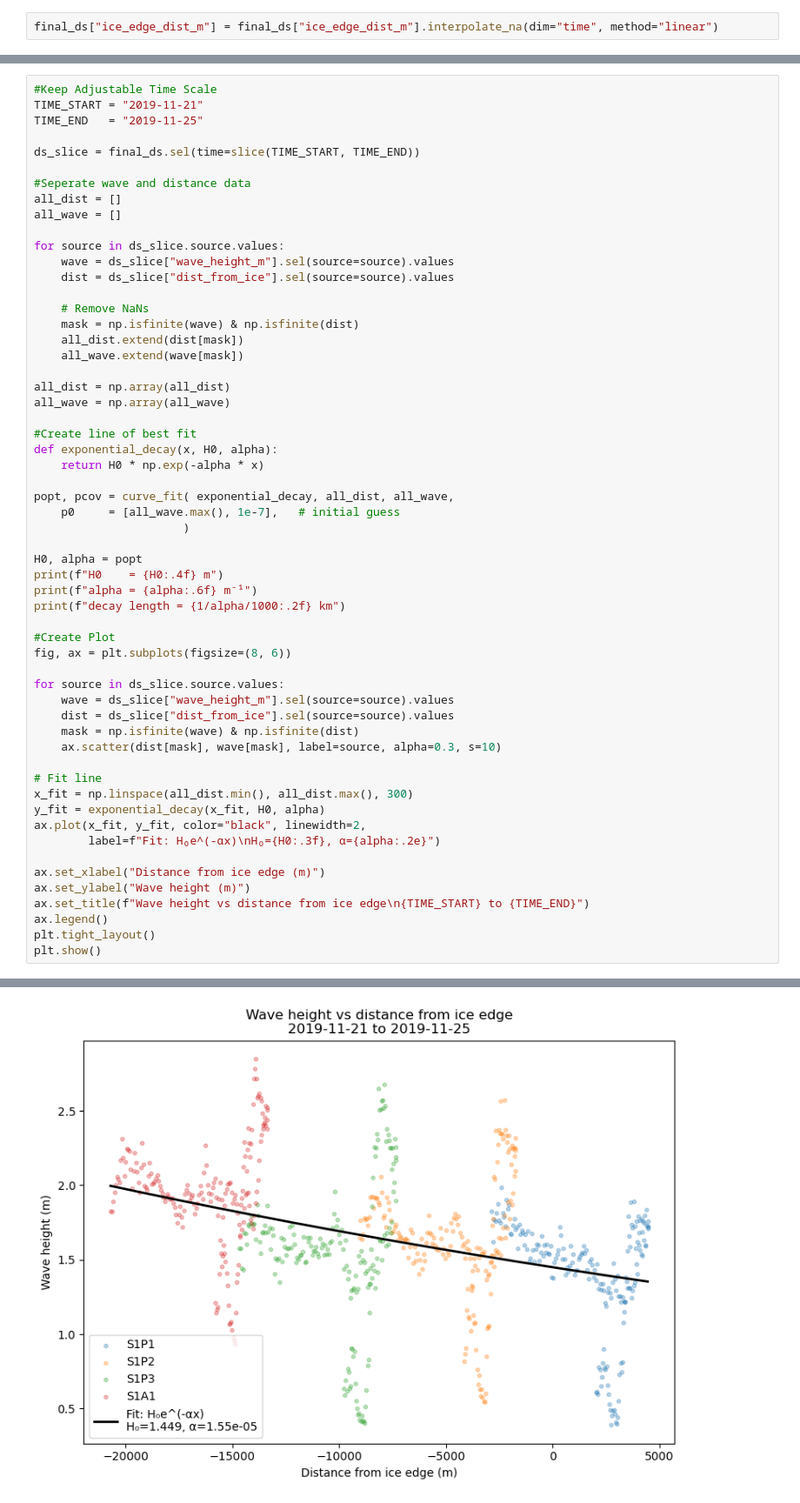
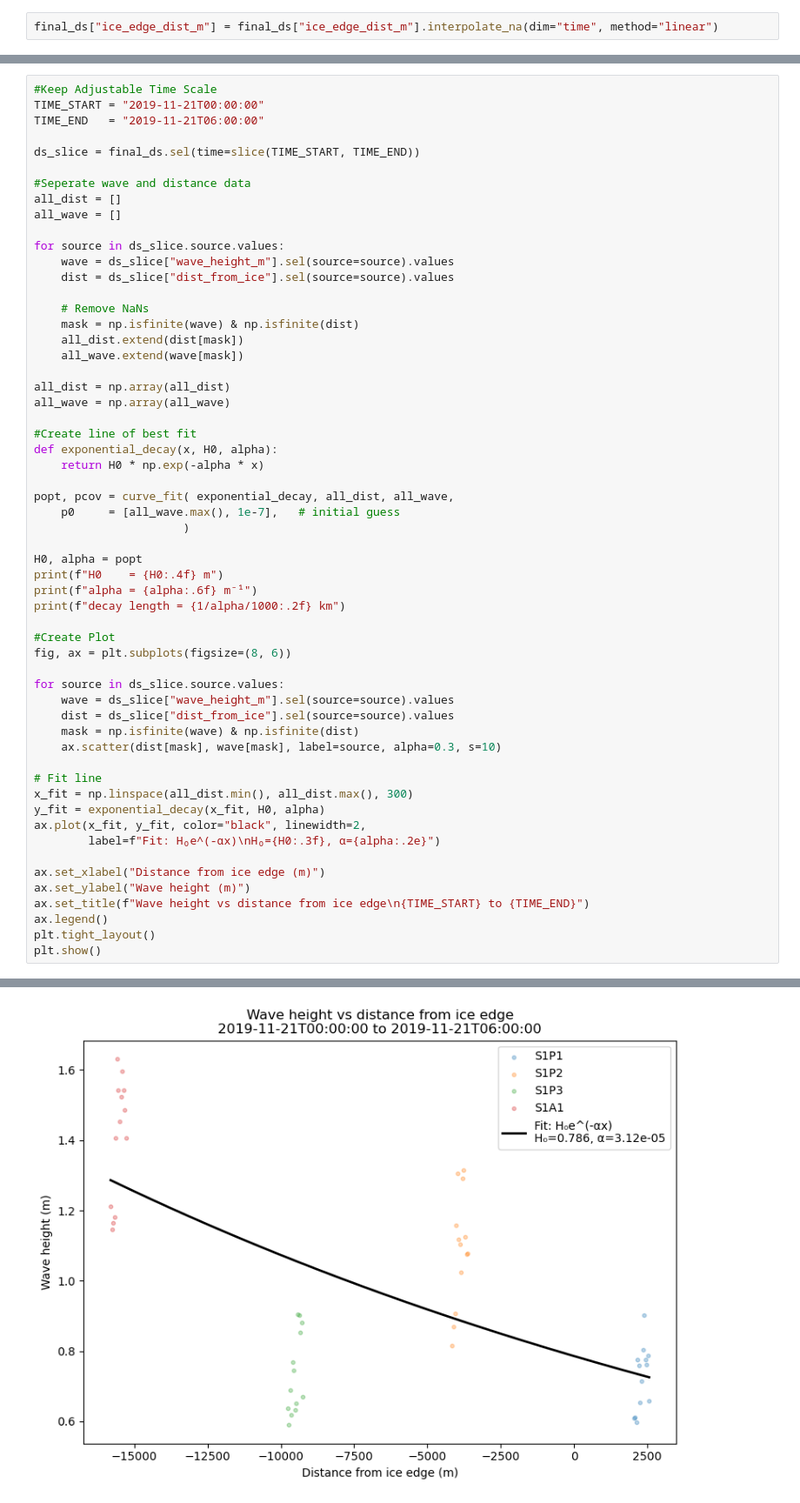
Before and after one commit to UW-GDA/Society_of_Bouy_Cowboys, a Jupyter notebook: Calculations /Figures_Analysis.ipynb, the cells around one changed output, grey strips where cells are left out. Shown at 87% size. Cells and saved outputs as stored; diff of their text form.

```diff
--- a/Calculations /Figures_Analysis.ipynb
+++ b/Calculations /Figures_Analysis.ipynb
@@ -201,8 +201,8 @@ plt.show()
 [figure]
 # %%
 #Keep Adjustable Time Scale
-TIME_START = "2019-11-21"
-TIME_END   = "2019-11-25"
+TIME_START = "2019-11-21T00:00:00"
+TIME_END   = "2019-11-21T06:00:00"
 
 ds_slice = final_ds.sel(time=slice(TIME_START, TIME_END))
 
@@ -263 +263 @@ decay length = 64.71 km
-[figure, old version]
+[figure, new version]
```
Also changed, not shown: parts of 3 cells of this notebook, 3 other files.
